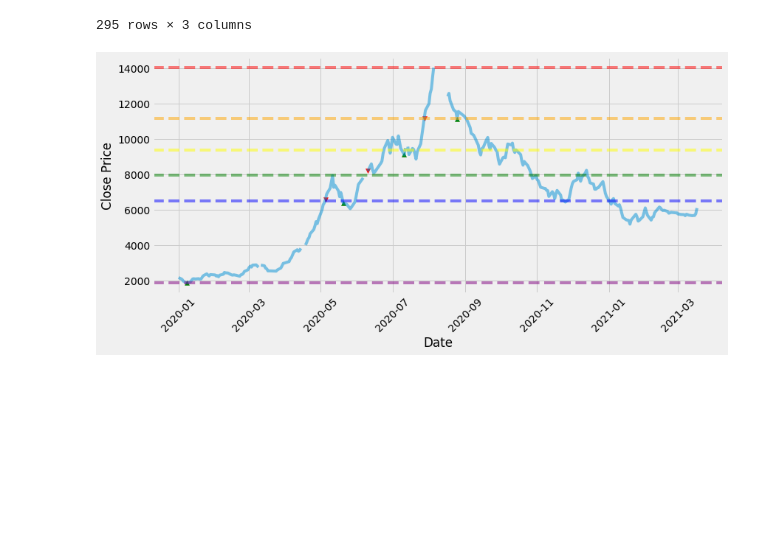
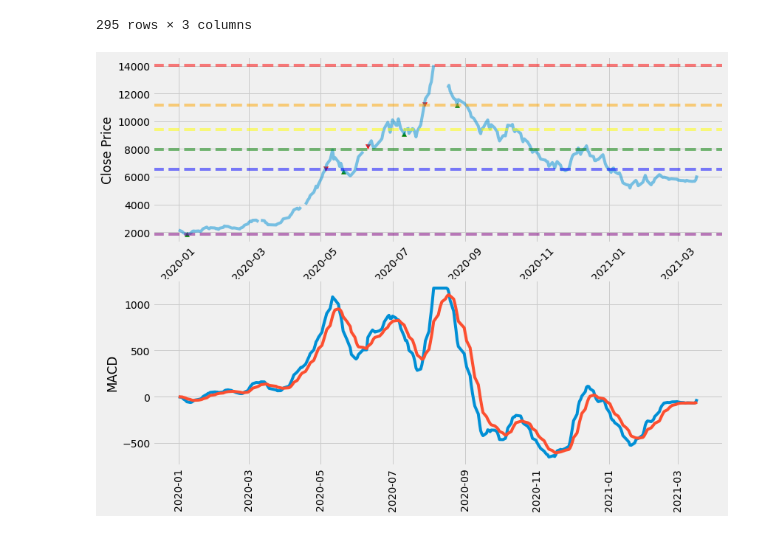
Before and after one commit to Hpkarimi/googleColab, a Jupyter notebook: Fibonacci_MACD.ipynb, the cells around one changed output. Saved outputs shown, nothing was run; the diff lists cells and outputs as text; code cells hidden in the pictures; blank space fills up the shorter version.

```diff
--- a/Fibonacci_MACD.ipynb
+++ b/Fibonacci_MACD.ipynb
@@ -110,7 +110,7 @@ def getlevels(price):
 # if signal line crosses below the MACD line and the curren price crossed above below the last fibonacci level then sell
 # never sell at a price that's lower than i bought
 
-def strategy(df):
+def strategy(df, sell_lower_price=False):
     buy_list = []
     sell_list = []
     flag = 0
@@ -131,7 +131,7 @@ def strategy(df):
                 sell_list.append(np.nan)
                 # Set the flag to 1 to signal that the share was bought
                 flag = 1
-            elif df['Signal Line'][i] < df['MACD'][i] and flag == 1 and price >= last_buy_price:
+            elif df['Signal Line'][i] < df['MACD'][i] and flag == 1 and (sell_lower_price or price >= last_buy_price):
                 buy_list.append(np.nan)
                 sell_list.append(price)
                 flag = 0
@@ -152,20 +152,28 @@ newbv['Sell_Signal_Price'] = sell
 # %%
 new_df = newbv
 
-plt.figure(figsize=(12.33,5.5))
+plt.figure(figsize=(12.33,9.5))
+plt.subplot(2,1,1)
 plt.plot(new_df.index, new_df['ClosePrice'], alpha=0.5)
 plt.scatter(new_df.index, new_df['Buy_Signal_Price'], color = 'green', marker='^', alpha=1)
 plt.scatter(new_df.index, new_df['Sell_Signal_Price'], color = 'red', marker='v', alpha=1)
 
 plt.axhline(max_price, linestyle='--', alpha=0.5, color='red')
 plt.axhline(first_level, linestyle='--', alpha=0.5, color='orange')
 plt.axhline(second_level, linestyle='--', alpha=0.5, color='yellow')
 plt.axhline(third_level, linestyle='--', alpha=0.5, color='green')
 plt.axhline(fourth_level, linestyle='--', alpha=0.5, color='blue')
 plt.axhline(min_price, linestyle='--', alpha=0.5, color='purple')
 plt.ylabel('Close Price')
 plt.xlabel('Date')
 plt.xticks(rotation = 45)
+
+plt.subplot(2,1,2)
+plt.plot(new_df.index, MACD)
+plt.plot(new_df.index, signal)
+plt.ylabel('MACD')
+plt.xticks(rotation = 90)
+
 plt.show()
 # %% [output]
-[figure, old version]
+[figure, new version]
```
Also changed, not shown: parts of 1 cell of this notebook.
